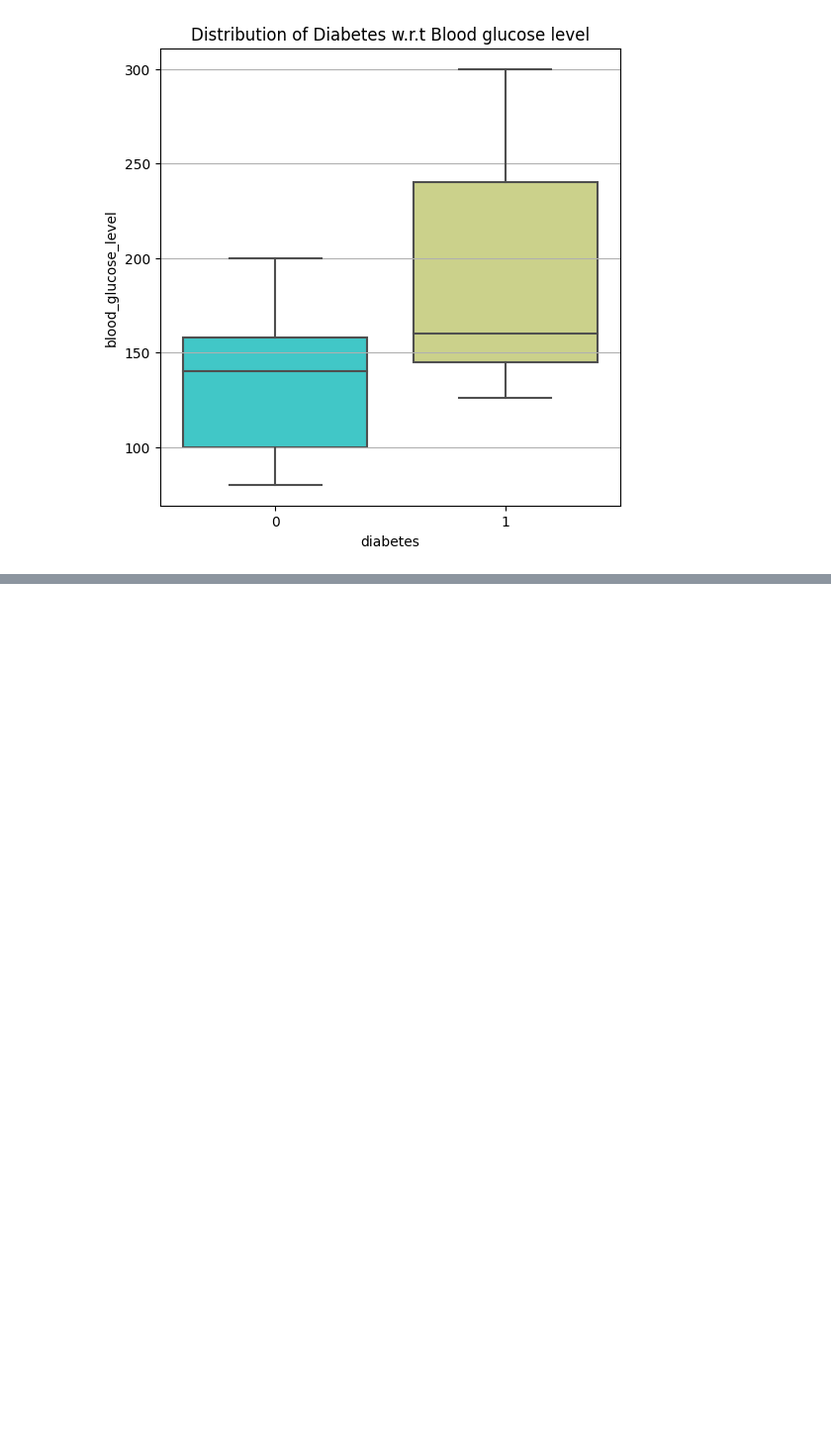
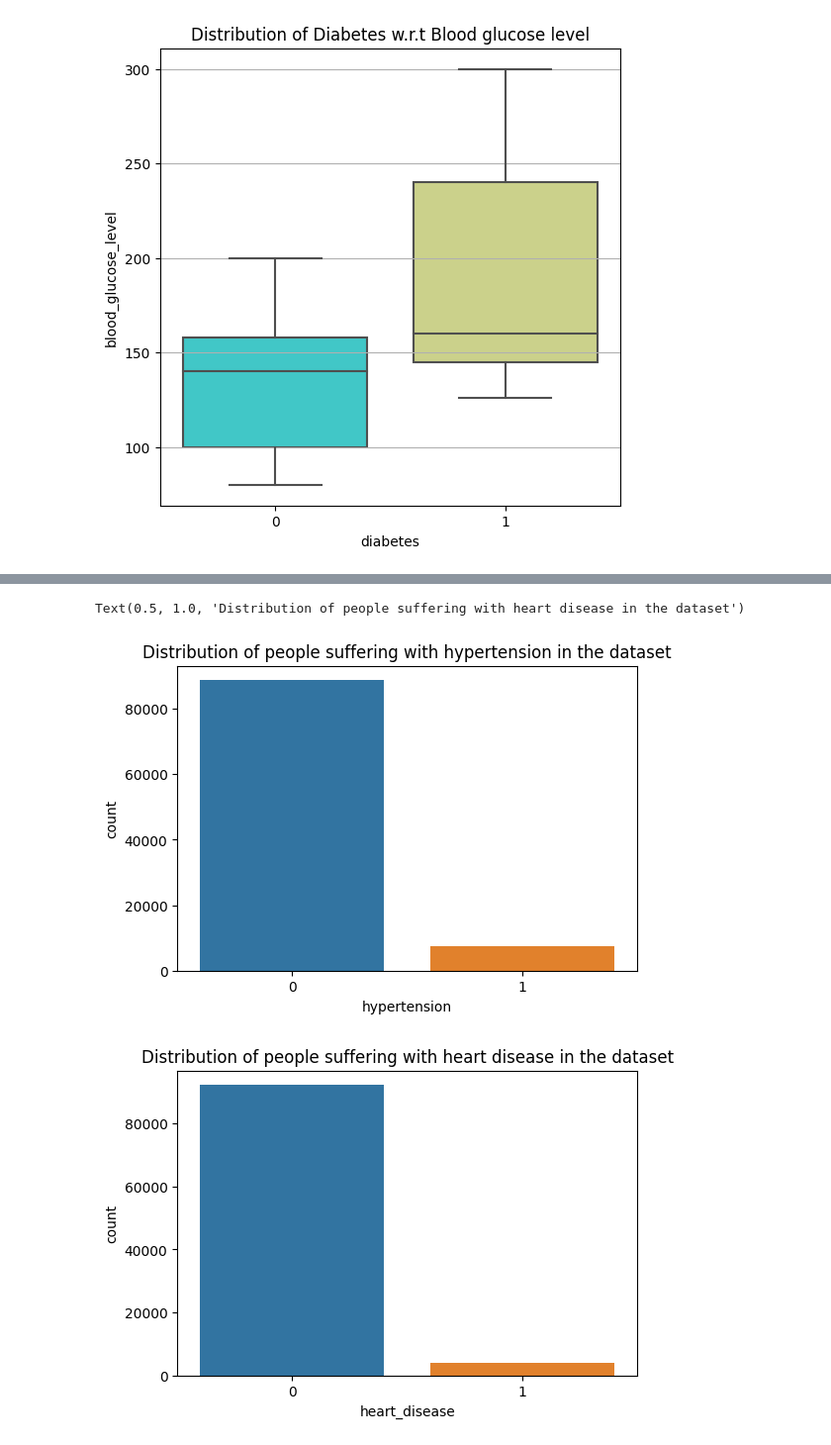
Before and after one commit to pdpavandesai/MergingDiabetesData, a Jupyter notebook: MustafaDatasetAnalysis.ipynb, the cells around one changed output, grey strips where cells are left out. Shown at 99% size. Cells and saved outputs as stored; diff of their text form; code cells hidden in the pictures; blank space fills up the shorter version.

```diff
--- a/MustafaDatasetAnalysis.ipynb
+++ b/MustafaDatasetAnalysis.ipynb
@@ -189,0 +214,12 @@ Text(0.5, 1.0, 'Distribution of Diabetes w.r.t Age & Blood glucose level')
+# %%
+plt.figure(figsize=(6,4))
+sns.countplot(data=mustafaDataset_Actual_Copy,x='hypertension')
+plt.title("Distribution of people suffering with hypertension in the dataset")
+
+plt.figure(figsize=(6,4))
+sns.countplot(data=mustafaDataset_Actual_Copy,x='heart_disease')
+plt.title("Distribution of people suffering with heart disease in the dataset")
+# %% [output]
+Text(0.5, 1.0, 'Distribution of people suffering with heart disease in the dataset')
+[figure, added]
+[figure, added]
```
Also changed, not shown: parts of 14 cells of this notebook.
